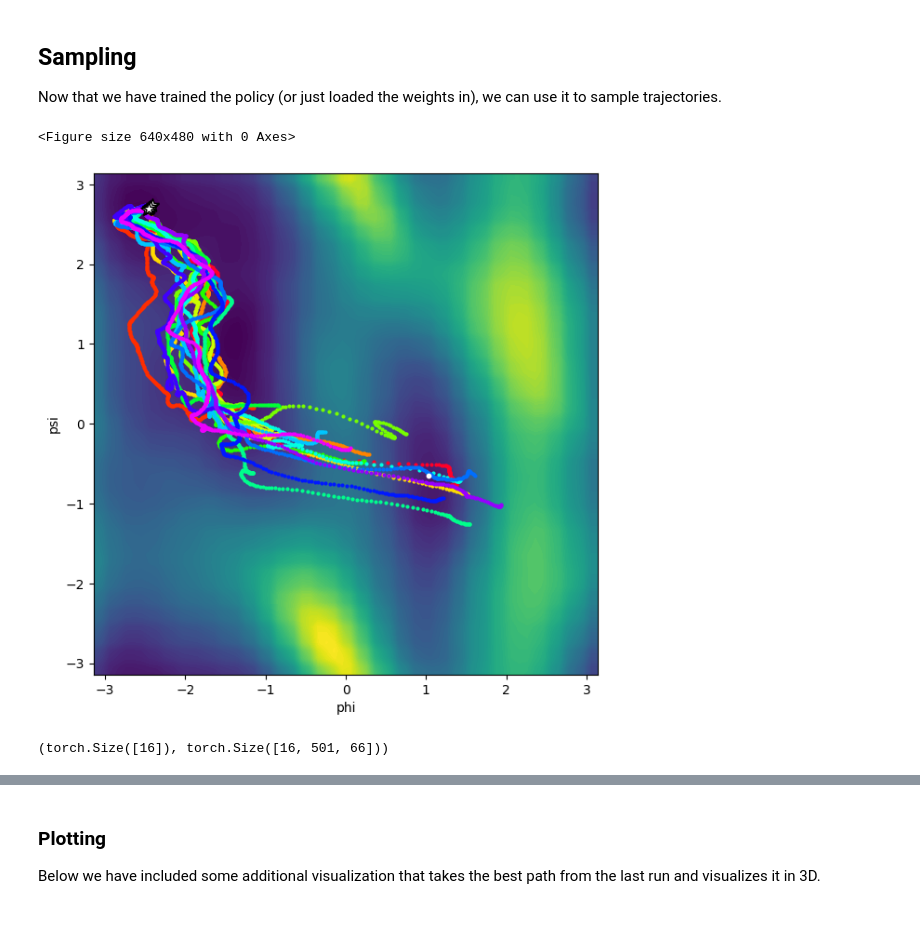
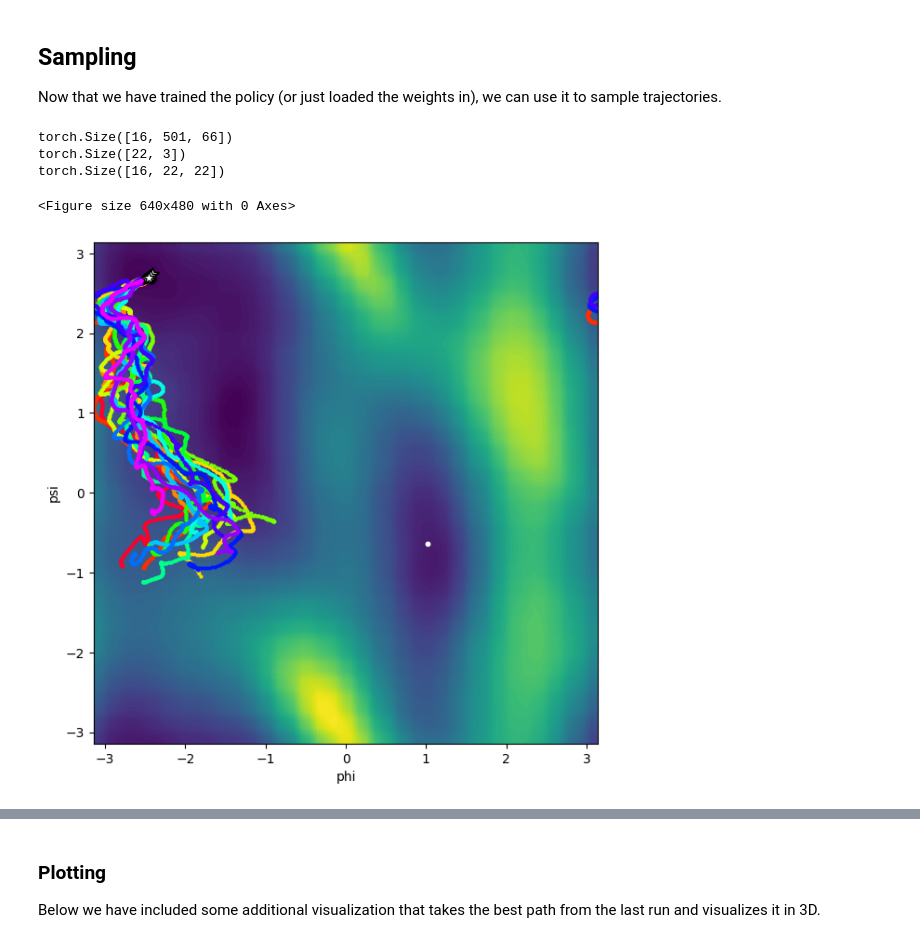
Before and after one commit to seonghyun26/pips, a Jupyter notebook: ExampleAlanine.ipynb, the cells around one changed output, grey strips where cells are left out. Saved outputs shown, nothing was run; the diff lists cells and outputs as text; code cells hidden in the pictures.

```diff
--- a/ExampleAlanine.ipynb
+++ b/ExampleAlanine.ipynb
@@ -34,7 +42,7 @@ WARNING:pymbar.mbar_solvers:
 ## Basic Environment setup
 # %%
 # Setup environment
-device = 'cuda:6'
+device = 'cuda:1'
 
 # Experimental setup
 T = 500.  # Time horizon
@@ -110,7 +118,7 @@ class AlanineOpenMM():
         self.simulation.minimizeEnergy()
 
         if overide:
-            self.simulation.saveCheckpoint(f"./simulation_save_{self.index}")
+            self.simulation.saveCheckpoint(f"./results/notebook/{current_date}/simulation_save_{self.index}")
 
 
     def get_closest_minima(self):
@@ -153,7 +161,7 @@ class AlanineOpenMM():
         Resets the atoms to the initial positions and removes the current bias potential.
         The minimizeEnergy() call cancels out the velocities.
         """
-        self.simulation.loadCheckpoint(f"./results/notebook/simulation_save_{self.index}")
+        self.simulation.loadCheckpoint(f"./results/notebook/{current_date}/simulation_save_{self.index}")
         for i in range(len(self.pdb.positions)):
             self.external_force.setParticleParameters(i, i, [0, 0, 0])
         self.external_force.updateParametersInContext(self.simulation.context)
@@ -205,16 +213,19 @@ endMD = AlanineOpenMM('./potentials/files/AD_c7ax.pdb', device, overide=False)
 ending_positions = endMD.get_closest_minima()
 # %%
 def phi(x, end):
+    print(x.shape)
+    print(end.shape)
     x = x[:, -1, :].view(x.shape[0], -1, 3)
 
     px = torch.cdist(x, x)
     pend = torch.cdist(end, end).repeat(x.shape[0], 1, 1)
 
     t = (px - pend) ** 2
+    print(t.shape)
     cost_distance = torch.mean(t, dim=(1, 2))
     cost_distance_final = (cost_distance).exp() - 1.
 
-    return cost_distance_final * 100
+    return cost_distance_final * 100, t
 # %% [markdown]
 ### Control cost
 The control cost contains both a component for the actual control u and the noise.
@@ -427,7 +379,8 @@ for r in tqdm(range(0, n_rollouts)):
 
 Now that we have trained the policy (or just loaded the weights in), we can use it to sample trajectories.
 # %%
-policy = torch.load("./policies/policy_2806", map_location=device)
+# policy = torch.load("./policies/policy_2806", map_location=device)
+policy = torch.load("./configs/alanine/path_policy", map_location=device)
 policy.vel_given = False
 # %%
 reset(MDs)
@@ -436,37 +389,36 @@ reset(MDs)
 paths[:, 0, :] = get_starting_positions(MDs)
 new_state = paths[:, 0, :].to(device)
 
 for s in tqdm(range(0, n_steps)):
     x = new_state.detach()
     # t = torch.tensor(s * dt)
     t = (s * dt).clone().detach()
 
     # Sample control and noise
     update_u = policy(x, t)
     update_action = update_u * dt
 
     # Perform OpenMM step
     positions = run_simulations(MDs, update_action)
     new_state = positions.to(device)
 
     # Bookkeeping
     paths[:, s+1, :]  = new_state
 
 # Reset the MD simulations
 reset(MDs)
 
 # Print results
-phi_cost = phi(paths, ending_positions)
+phi_cost, t = phi(paths, ending_positions)
 order = phi_cost.argsort()
 colors = PlotPathsAlanine(paths, ending_positions)
 
 # Save last set of trajectories for plotting
 last_order = order
 last_paths = paths.clone()
 # %% [output]
-<Figure size 640x480 with 0 Axes>
+torch.Size([16, 501, 66])
+torch.Size([22, 3])
+torch.Size([16, 22, 22])
+<Figure size 640x480 with 0 Axes>
-[figure, old version]
+[figure, new version]
-# %%
-last_order.shape, last_paths.shape
-# %% [output]
-(torch.Size([16]), torch.Size([16, 501, 66]))
```
Also changed, not shown: parts of 9 cells of this notebook, 3 other files.
